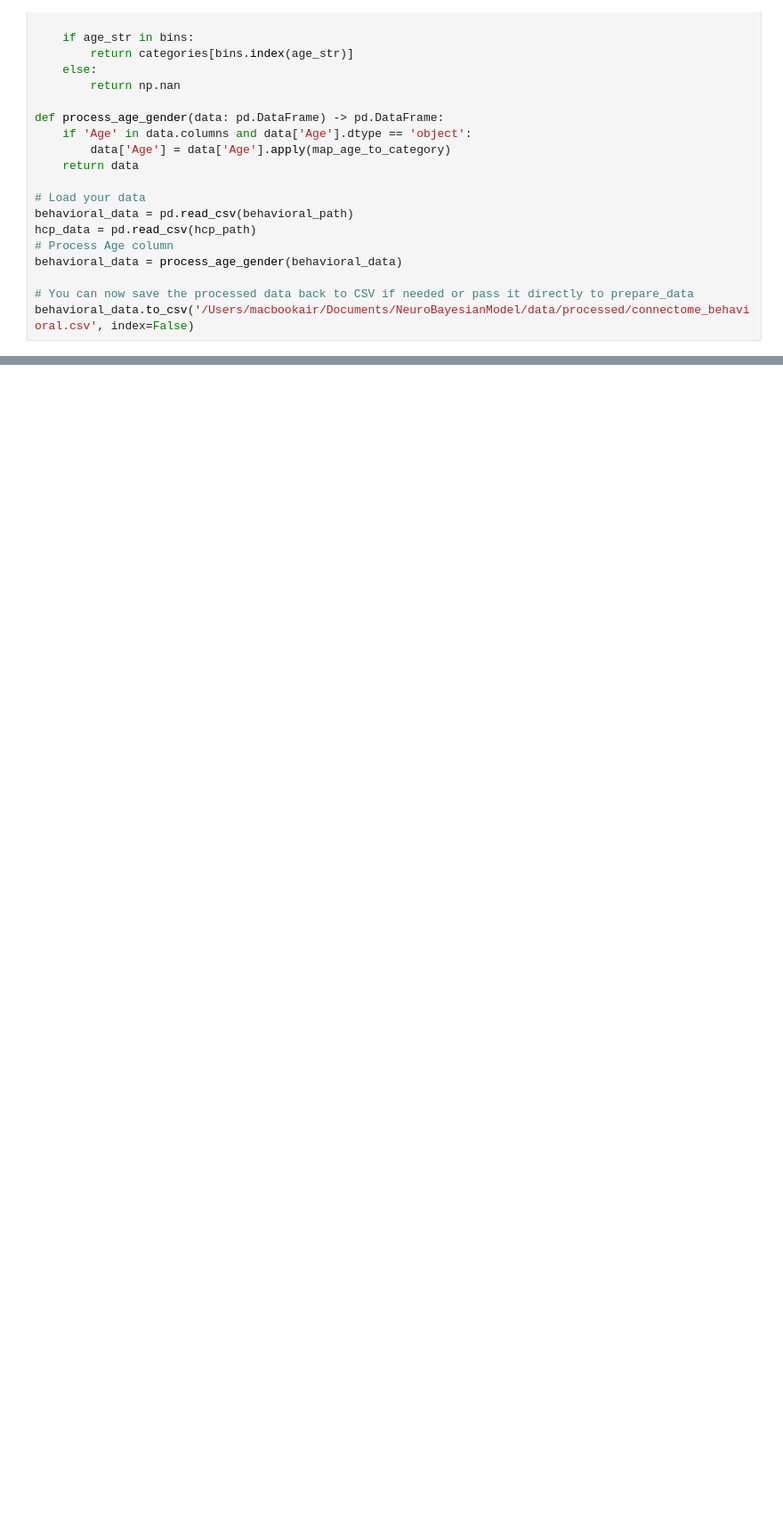
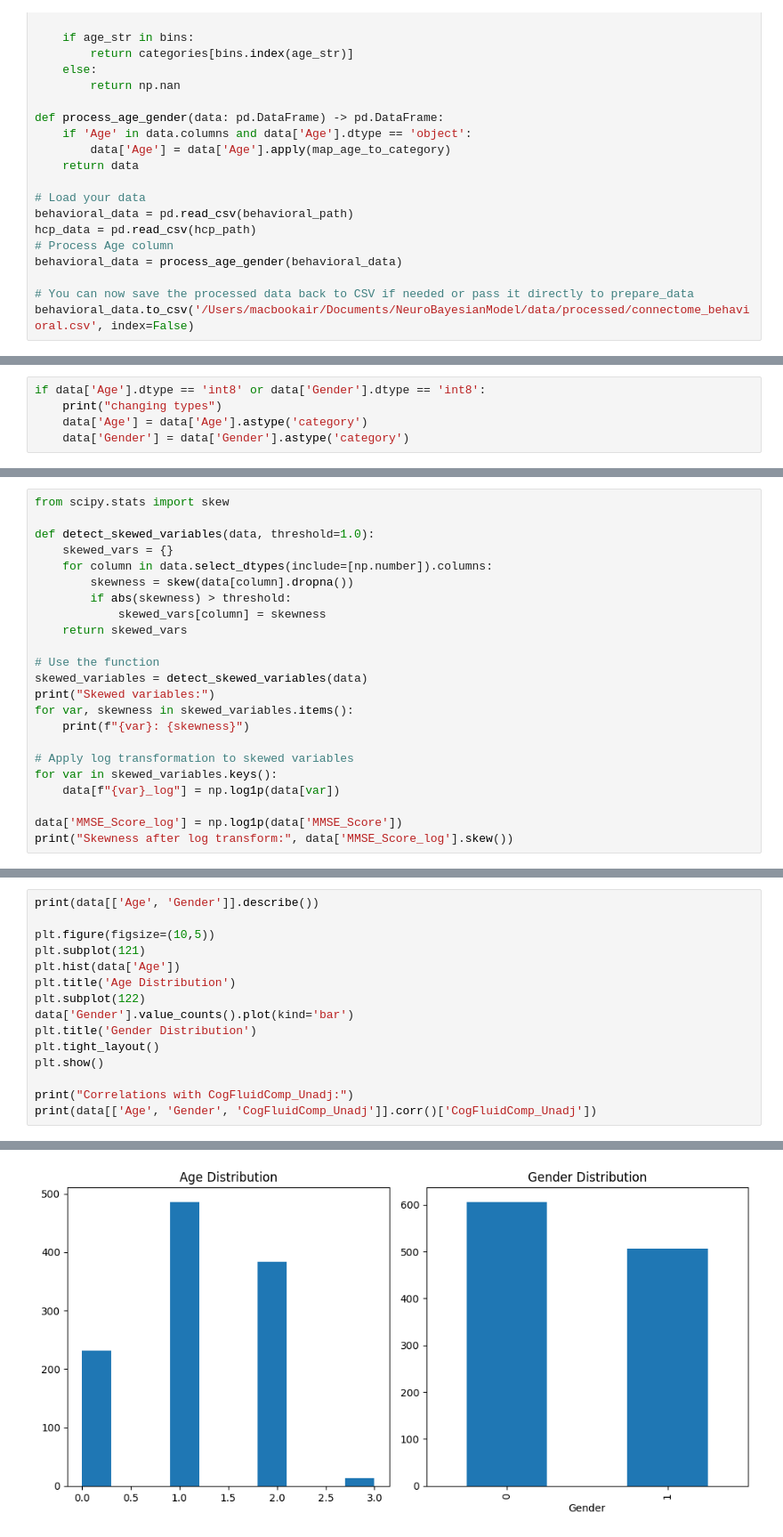
Before and after one commit to mertcan79/NeuroBayesianModel, a Jupyter notebook: notebooks/check.ipynb, the cells around one changed output, grey strips where cells are left out. Shown at 89% size. Saved outputs shown, nothing was run; the diff lists cells and outputs as text; blank space fills up the shorter version.

```diff
--- a/notebooks/check.ipynb
+++ b/notebooks/check.ipynb
@@ -345,0 +144,5 @@ Sensitivity for CogFluidComp_Unadj: {'FS_TotCort_GM_Vol': 0.09011243338323295, '
+# %%
+if data['Age'].dtype == 'int8' or data['Gender'].dtype == 'int8':
+    print("changing types")
+    data['Age'] = data['Age'].astype('category')
+    data['Gender'] = data['Gender'].astype('category')
@@ -345,0 +321,23 @@ Sensitivity for CogFluidComp_Unadj: {'FS_TotCort_GM_Vol': 0.09011243338323295, '
+# %%
+from scipy.stats import skew
+
+def detect_skewed_variables(data, threshold=1.0):
+    skewed_vars = {}
+    for column in data.select_dtypes(include=[np.number]).columns:
+        skewness = skew(data[column].dropna())
+        if abs(skewness) > threshold:
+            skewed_vars[column] = skewness
+    return skewed_vars
+
+# Use the function
+skewed_variables = detect_skewed_variables(data)
+print("Skewed variables:")
+for var, skewness in skewed_variables.items():
+    print(f"{var}: {skewness}")
+
+# Apply log transformation to skewed variables
+for var in skewed_variables.keys():
+    data[f"{var}_log"] = np.log1p(data[var])
+
+data['MMSE_Score_log'] = np.log1p(data['MMSE_Score'])
+print("Skewness after log transform:", data['MMSE_Score_log'].skew())
@@ -345,0 +348,16 @@ Sensitivity for CogFluidComp_Unadj: {'FS_TotCort_GM_Vol': 0.09011243338323295, '
+# %%
+print(data[['Age', 'Gender']].describe())
+
+plt.figure(figsize=(10,5))
+plt.subplot(121)
+plt.hist(data['Age'])
+plt.title('Age Distribution')
+plt.subplot(122)
+data['Gender'].value_counts().plot(kind='bar')
+plt.title('Gender Distribution')
+plt.tight_layout()
+plt.show()
+
+print("Correlations with CogFluidComp_Unadj:")
+print(data[['Age', 'Gender', 'CogFluidComp_Unadj']].corr()['CogFluidComp_Unadj'])
+# %% [output]
@@ -345,0 +369 @@ Sensitivity for CogFluidComp_Unadj: {'FS_TotCort_GM_Vol': 0.09011243338323295, '
+[figure, added]
```
Also changed, not shown: parts of 17 cells of this notebook, 9 other files.
